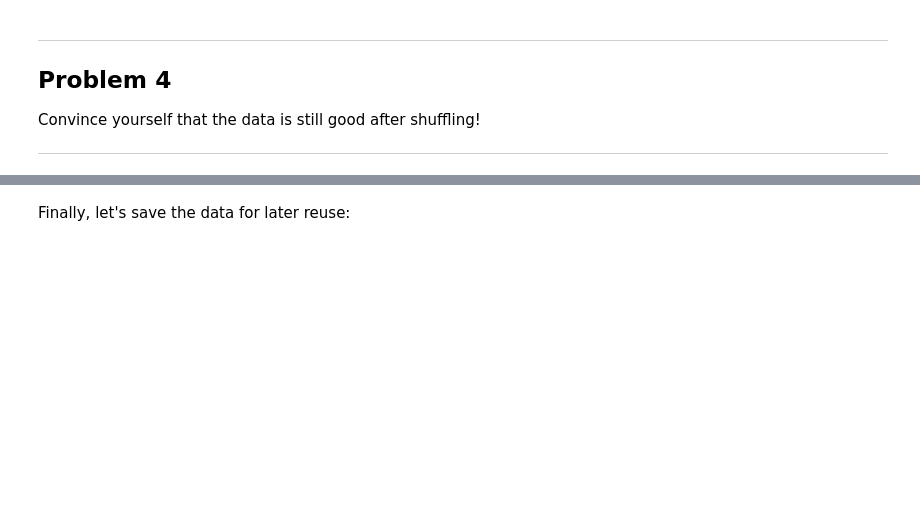
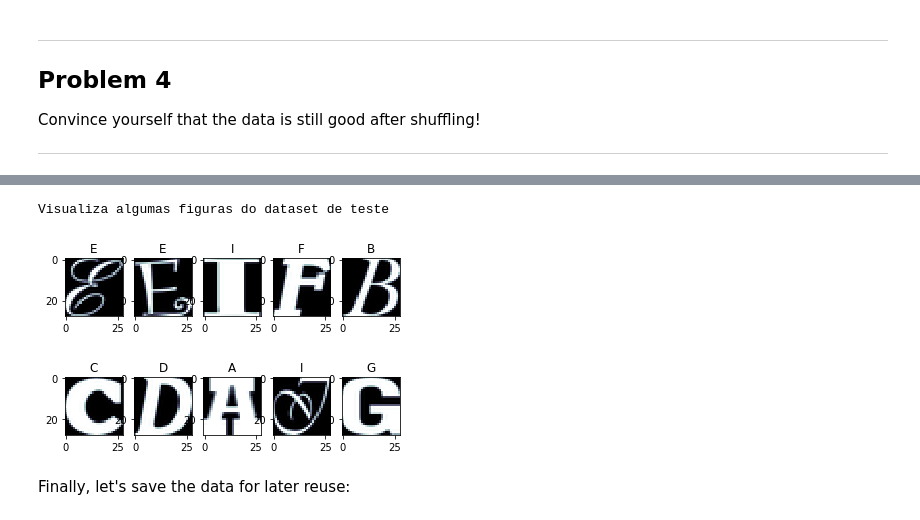
Before and after one commit to victortxa/assignments-vision-and-image-processing, a Jupyter notebook: 1_notmnist.ipynb, the cells around one changed output, grey strips where cells are left out. Cells and saved outputs as stored; diff of their text form; code cells hidden in the pictures; blank space fills up the shorter version.

```diff
--- a/1_notmnist.ipynb
+++ b/1_notmnist.ipynb
@@ -379,3 +422,9 @@ Convince yourself that the data is still good after shuffling!
+# %%
+print("Visualiza algumas figuras do dataset de teste")
+visualiza_dataset_label(test_dataset, test_labels, 10)
+# %% [output]
+Visualiza algumas figuras do dataset de teste
+[figure, added]
 # %% [markdown]
 Finally, let's save the data for later reuse:
 # %%
```
Also changed, not shown: parts of 12 cells of this notebook.
